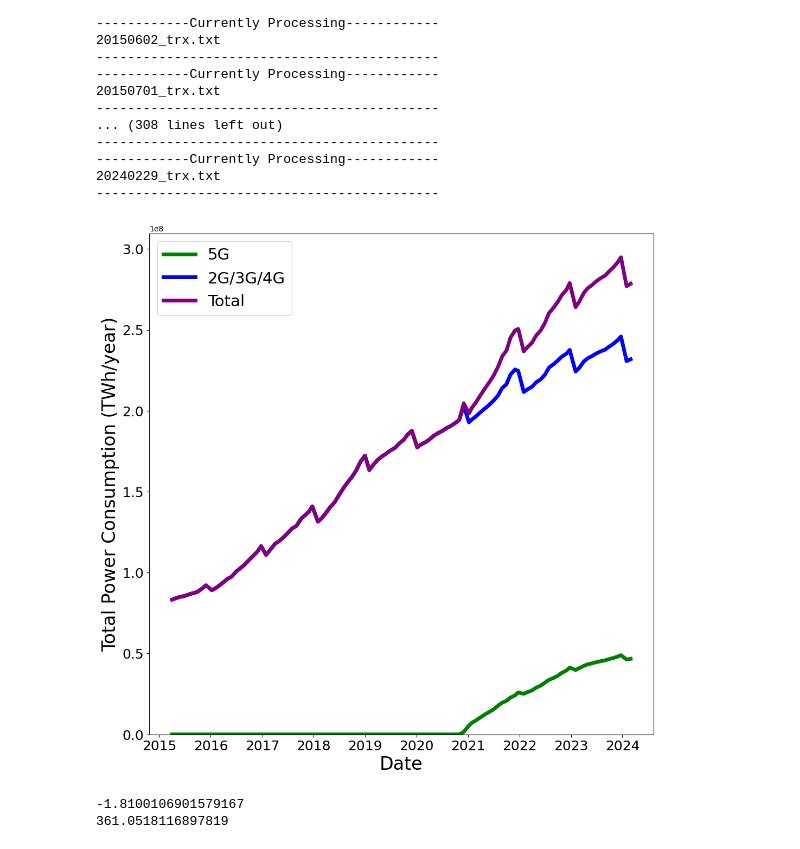
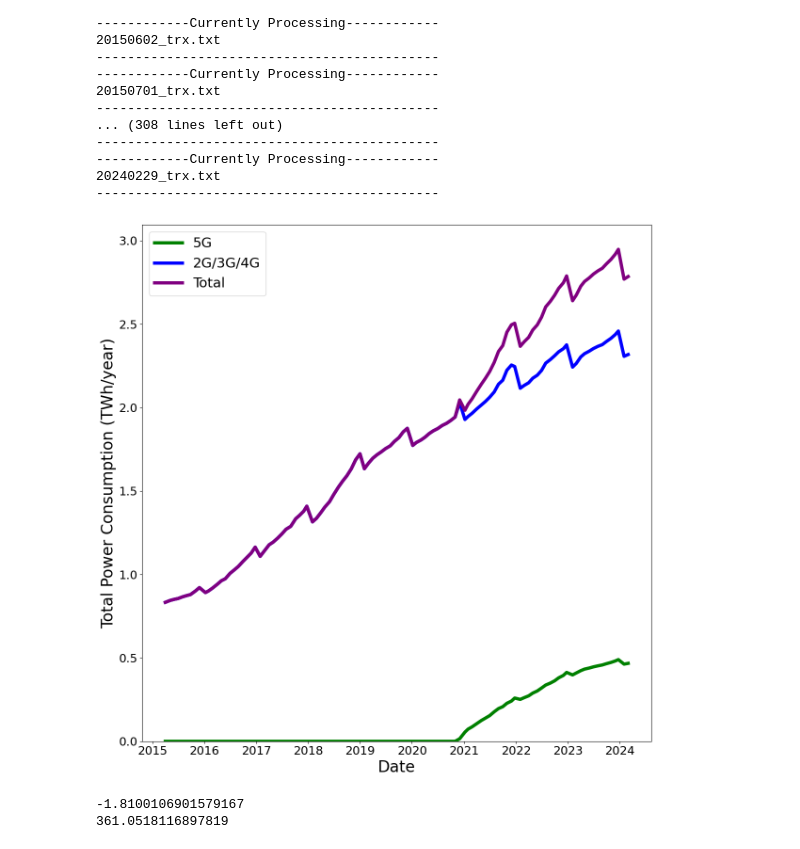
Before and after one commit to TheEaterr/ANFR_Dataset_Processing_Codes, a Jupyter notebook: Power_Consumption_Analysis.ipynb, the cells around one changed output. Cells and saved outputs as stored; diff of their text form; code cells hidden in the pictures.

```diff
--- a/Power_Consumption_Analysis.ipynb
+++ b/Power_Consumption_Analysis.ipynb
@@ -866,28 +866,29 @@ for file in processed_files:
 20240229_trx.txt
 --------------------------------------------
 # %%
+import numpy as np
 # plot TRX_sum_pw_M, TRX_sum_pw_U, TRX_sum_pw_RRH
-plt.plot(dates, TRX_sum_pw_U, color='green', label='5G', linewidth=5)
+plt.plot(dates, np.array(TRX_sum_pw_U) / 10**8, color='green', label='5G', linewidth=5)
 
 total_TRX_sum_no5G = [sum(x) for x in zip(TRX_sum_pw_RRH, TRX_sum_pw_noRRH)]
-plt.plot(dates, total_TRX_sum_no5G, color='blue', label='2G/3G/4G', linewidth=5)
+plt.plot(dates, np.array(total_TRX_sum_no5G) / 10**8, color='blue', label='2G/3G/4G', linewidth=5)
 total_TRX_sum = [sum(x) for x in zip(TRX_sum_pw_RRH, TRX_sum_pw_noRRH, TRX_sum_pw_U)]
 
-plt.plot(dates, total_TRX_sum, color='purple', label='Total', linewidth=5)
+plt.plot(dates, np.array(total_TRX_sum) / 10**8, color='purple', label='Total', linewidth=5)
 
 # add legend and title
 plt.legend(fontsize=21)
 plt.xticks(fontsize=18)
 plt.yticks(fontsize=18)
 
 plt.ylabel("Total Power Consumption (TWh/year)", fontsize=24)
 plt.xlabel('Date', fontsize=24)
-
+plt.tight_layout()
 plt.ylim(ymin = 0)
 # Save Image
 plt.savefig('./Graphs/TRX_PW.pdf')
 # %% [output]
-[figure, old version]
+[figure, new version]
 # %%
 # export avg_TRX_pw to a csv file
 TRX_avg_pw = pd.DataFrame({'TRX_avg_pw_M': TRX_avg_pw_M, 'TRX_avg_pw_U': TRX_avg_pw_U, 'total_pw_main_opr': total_pw_main_opr})
```
Also changed, not shown: 1 other file.
